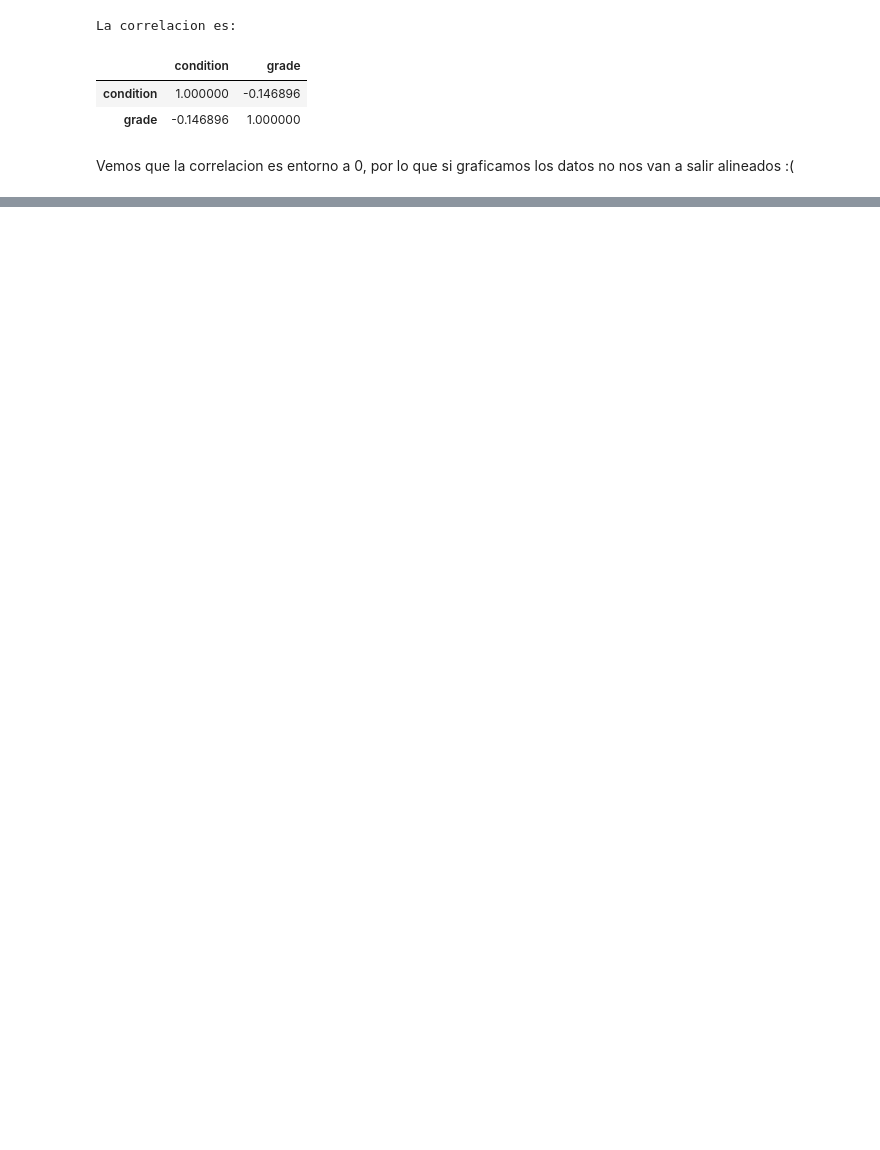
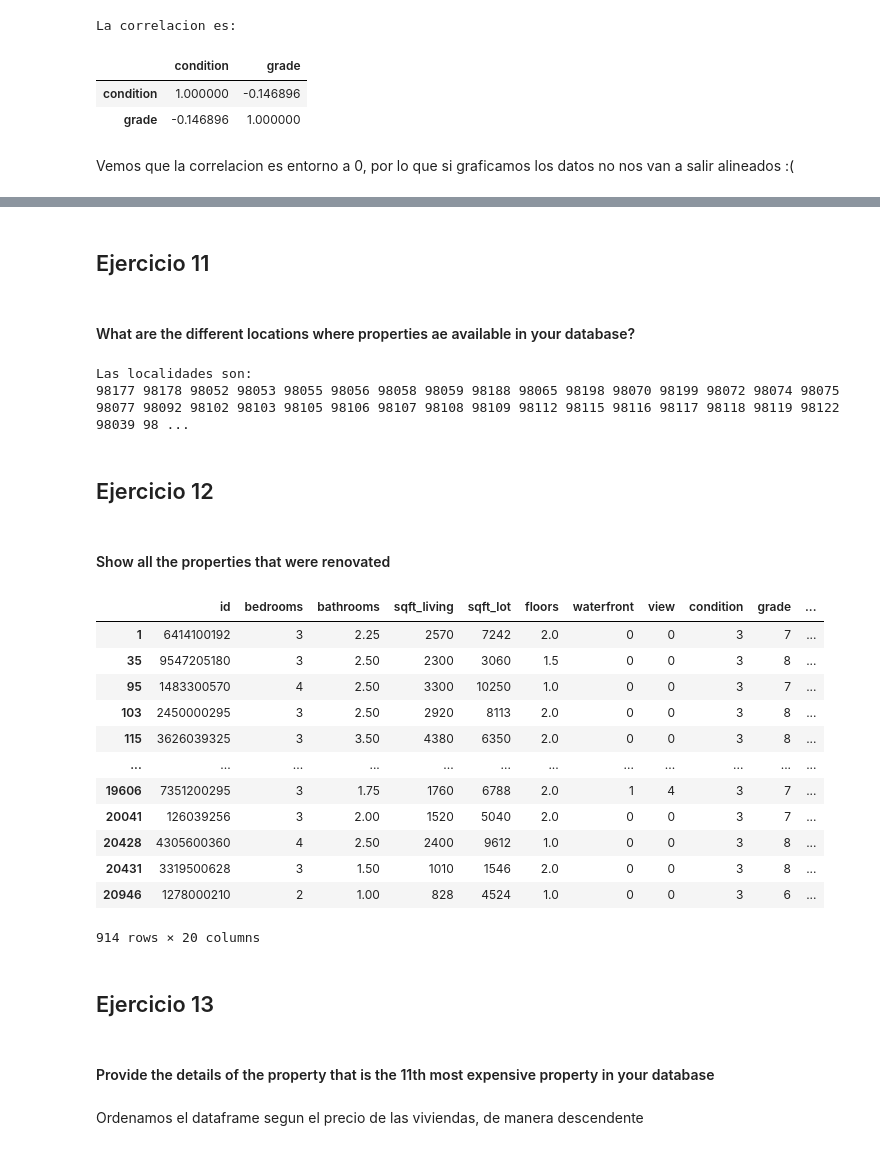
Before and after one commit to rnoguer22/Proyecto_Final_Cipollos, a Jupyter notebook: questions.ipynb, the cells around one changed output, grey strips where cells are left out. Cells and saved outputs as stored; diff of their text form; code cells hidden in the pictures; blank space fills up the shorter version.

```diff
--- a/questions.ipynb
+++ b/questions.ipynb
@@ -235,0 +356,39 @@ Get the number of houses in each category
+# %% [markdown]
+## Ejercicio 11
+# %% [markdown]
+#### What are the different locations where properties ae available in your database?
+# %%
+locations = set(df.zipcode)
+print("Las localidades son:")
+for cod_postal in locations:
+    print(cod_postal, end=" ")
+# %% [output]
+Las localidades son:
+98177 98178 98052 98053 98055 98056 98058 98059 98188 98065 98198 98070 98199 98072 98074 98075 98077 98092 98102 98103 98105 98106 98107 98108 98109 98112 98115 98116 98117 98118 98119 98122 98039 98 ...
+# %% [markdown]
+## Ejercicio 12
+# %% [markdown]
+#### Show all the properties that were renovated
+# %%
+renovated = df.loc[df.yr_renovated != 0]
+renovated
+# %% [output]
+|  | id | bedrooms | bathrooms | sqft_living | sqft_lot | floors | waterfront | view | condition | grade | ... |
+| 1 | 6414100192 | 3 | 2.25 | 2570 | 7242 | 2.0 | 0 | 0 | 3 | 7 | ... |
+| 35 | 9547205180 | 3 | 2.50 | 2300 | 3060 | 1.5 | 0 | 0 | 3 | 8 | ... |
+| 95 | 1483300570 | 4 | 2.50 | 3300 | 10250 | 1.0 | 0 | 0 | 3 | 7 | ... |
+| 103 | 2450000295 | 3 | 2.50 | 2920 | 8113 | 2.0 | 0 | 0 | 3 | 8 | ... |
+| 115 | 3626039325 | 3 | 3.50 | 4380 | 6350 | 2.0 | 0 | 0 | 3 | 8 | ... |
+| ... | ... | ... | ... | ... | ... | ... | ... | ... | ... | ... | ... |
+| 19606 | 7351200295 | 3 | 1.75 | 1760 | 6788 | 2.0 | 1 | 4 | 3 | 7 | ... |
+| 20041 | 126039256 | 3 | 2.00 | 1520 | 5040 | 2.0 | 0 | 0 | 3 | 7 | ... |
+| 20428 | 4305600360 | 4 | 2.50 | 2400 | 9612 | 1.0 | 0 | 0 | 3 | 8 | ... |
+| 20431 | 3319500628 | 3 | 1.50 | 1010 | 1546 | 2.0 | 0 | 0 | 3 | 8 | ... |
+| 20946 | 1278000210 | 2 | 1.00 | 828 | 4524 | 1.0 | 0 | 0 | 3 | 6 | ... |
+914 rows × 20 columns
+# %% [markdown]
+## Ejercicio 13
+# %% [markdown]
+#### Provide the details of the property that is the 11th most expensive property in your database
+# %% [markdown]
+Ordenamos el dataframe segun el precio de las viviendas, de manera descendente
```
Also changed, not shown: parts of 45 cells of this notebook, 1 other file.
